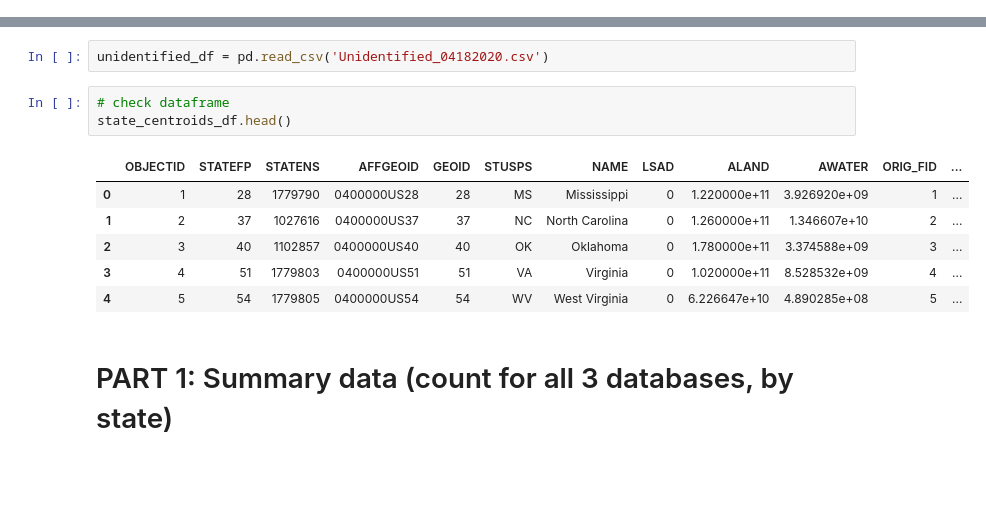
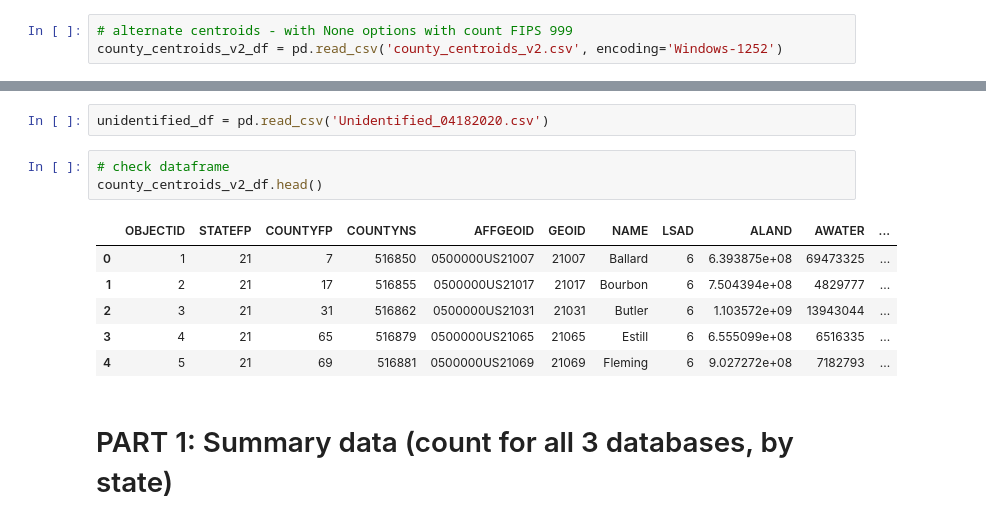
Before and after one commit to Christopher-Pierson/The-Lost-People, a Jupyter notebook: data/Data_mgmt.ipynb, the cells around one changed output, grey strips where cells are left out. Drawn from its saved outputs; the diff is of its cells as text; blank space fills up the shorter version.

Commit message:
Start structuring county json
Start structuring county json

```diff
--- a/data/Data_mgmt.ipynb
+++ b/data/Data_mgmt.ipynb
@@ -44,3 +53,6 @@ state_centroids_v2_df = pd.read_csv('state_centroids_v2.csv')
+# %%
+# alternate centroids - with None options with count FIPS 999
+county_centroids_v2_df = pd.read_csv('county_centroids_v2.csv', encoding='Windows-1252')
 # %%
 missing_df = pd.read_csv('Missing_04182020.csv')
 # %%
@@ -49,14 +61,14 @@ unclaimed_df = pd.read_csv('Unclaimed_04182020.csv')
 unidentified_df = pd.read_csv('Unidentified_04182020.csv')
 # %%
 # check dataframe
-state_centroids_df.head()
+county_centroids_v2_df.head()
 # %% [output]
-|  | OBJECTID | STATEFP | STATENS | AFFGEOID | GEOID | STUSPS | NAME | LSAD | ALAND | AWATER | ORIG_FID | ... |
-| 0 | 1 | 28 | 1779790 | 0400000US28 | 28 | MS | Mississippi | 0 | 1.220000e+11 | 3.926920e+09 | 1 | ... |
-| 1 | 2 | 37 | 1027616 | 0400000US37 | 37 | NC | North Carolina | 0 | 1.260000e+11 | 1.346607e+10 | 2 | ... |
-| 2 | 3 | 40 | 1102857 | 0400000US40 | 40 | OK | Oklahoma | 0 | 1.780000e+11 | 3.374588e+09 | 3 | ... |
-| 3 | 4 | 51 | 1779803 | 0400000US51 | 51 | VA | Virginia | 0 | 1.020000e+11 | 8.528532e+09 | 4 | ... |
-| 4 | 5 | 54 | 1779805 | 0400000US54 | 54 | WV | West Virginia | 0 | 6.226647e+10 | 4.890285e+08 | 5 | ... |
+|  | OBJECTID | STATEFP | COUNTYFP | COUNTYNS | AFFGEOID | GEOID | NAME | LSAD | ALAND | AWATER | ... |
+| 0 | 1 | 21 | 7 | 516850 | 0500000US21007 | 21007 | Ballard | 6 | 6.393875e+08 | 69473325 | ... |
+| 1 | 2 | 21 | 17 | 516855 | 0500000US21017 | 21017 | Bourbon | 6 | 7.504394e+08 | 4829777 | ... |
+| 2 | 3 | 21 | 31 | 516862 | 0500000US21031 | 21031 | Butler | 6 | 1.103572e+09 | 13943044 | ... |
+| 3 | 4 | 21 | 65 | 516879 | 0500000US21065 | 21065 | Estill | 6 | 6.555099e+08 | 6516335 | ... |
+| 4 | 5 | 21 | 69 | 516881 | 0500000US21069 | 21069 | Fleming | 6 | 9.027272e+08 | 7182793 | ... |
 # %% [markdown]
 # PART 1: Summary data (count for all 3 databases, by state)
 # %% [markdown]
```
Also changed, not shown: parts of 121 cells of this notebook, 2 other files.
